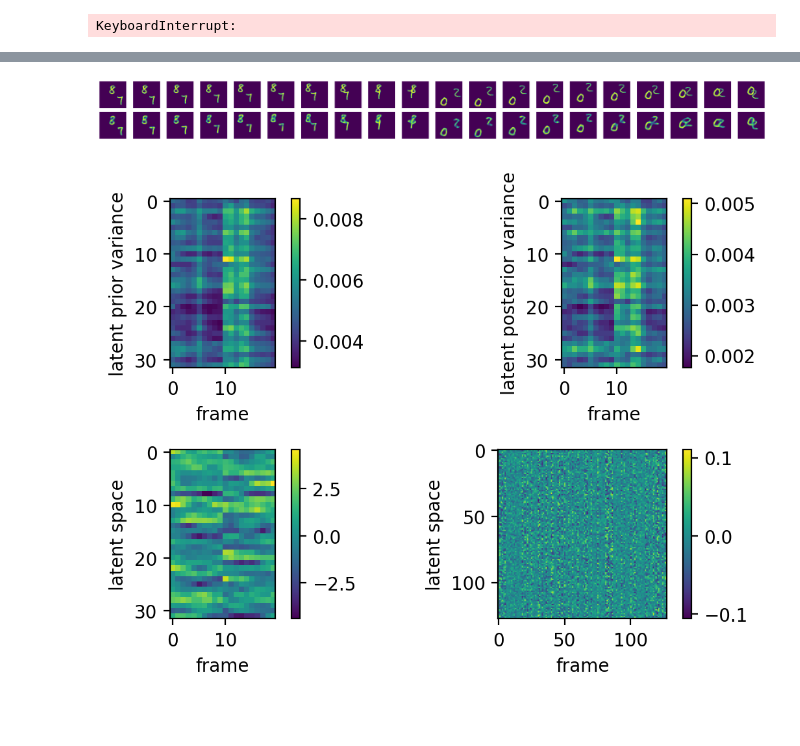
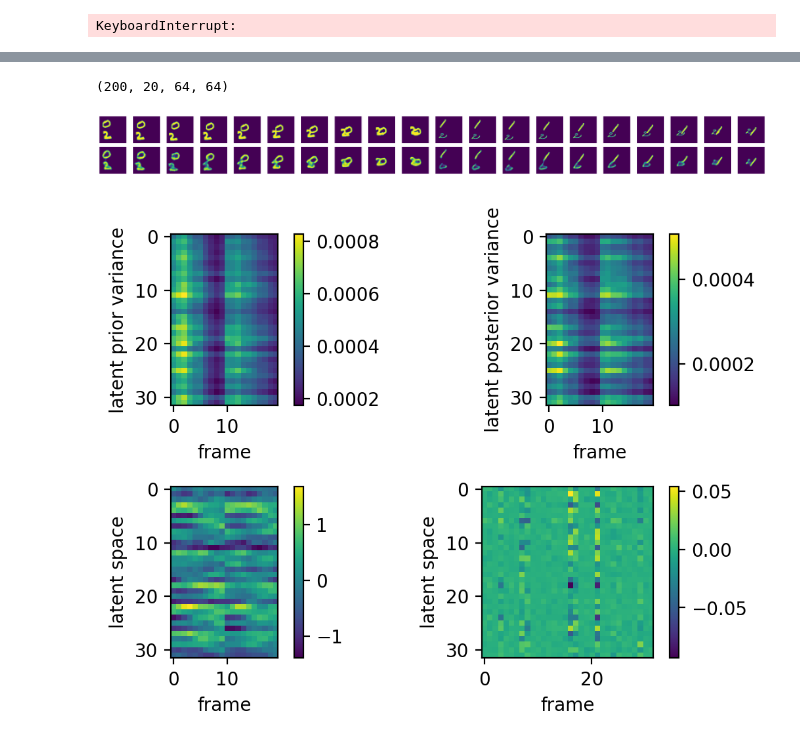
Before and after one commit to FelixHub/serotonin_model, a Jupyter notebook: dvae convolution.ipynb, the cells around one changed output, grey strips where cells are left out. Cells and saved outputs as stored; diff of their text form; code cells hidden in the pictures; blank space fills up the shorter version.

```diff
--- a/dvae convolution.ipynb
+++ b/dvae convolution.ipynb
@@ -194,7 +193,7 @@ def kl_dist(logvar1,mean1,logvar2,mean2):
     return -0.5 * torch.sum(logvar1 - logvar2 - torch.div((logvar1.exp() + (mean1 - mean2).pow(2)), logvar2.exp()+1e-10))
 # %%
 # parameters
-
+'''
 img_size= 64
 hidden_size = 256
 latent_size = 64
@@ -205,11 +204,11 @@ CNN_channels = 32
 '''
 # working model christmas
 img_size= 64
-hidden_size = 512
+hidden_size = 128
 latent_size = 32
-RNN_dim = 128
+RNN_dim = 32
 CNN_channels = 64
-'''
+
 
 vrnn = VRNN(img_size=img_size, hidden_size= hidden_size, latent_size= latent_size,
             RNN_dim=RNN_dim,CNN_channels=CNN_channels)
@@ -256,6 +255,6 @@ KeyboardInterrupt:
 # %%
-vrnn = VRNN(img_size=img_size, hidden_size= hidden_size, latent_size= latent_size,
-            RNN_dim=RNN_dim,CNN_channels=CNN_channels).to(device)
-vrnn.load_state_dict(torch.load('model/vrnn_moving_digits_christmas1.pt'))
-vrnn.eval()
+#vrnn = VRNN(img_size=img_size, hidden_size= hidden_size, latent_size= latent_size,
+ #           RNN_dim=RNN_dim,CNN_channels=CNN_channels).to(device)
+#vrnn.load_state_dict(torch.load('model/vrnn_moving_digits_christmas1.pt'))
+# vrnn.eval()
 # %% [output]
@@ -279,29 +262,36 @@ VRNN(
+# %%
+# import data from the moving mnist dataset
+data_test = np.load('data/moving_mnist_200_generated.npy')
+# normalize the data to be between 0 and 1 (better training performance for some reason)
+data_test = data_test / 255
+data_test.shape
+# %% [output]
+(200, 20, 64, 64)
 # %%
 # test the reconstruction
 import matplotlib.pyplot as plt; plt.rcParams['figure.dpi'] = 200
-
 
 def plot_video_comparison(video,reconstructed_video):
     fig,ax = plt.subplots(2,20,figsize=(20,2))
     for i in range(20):
         ax[0,i].imshow(video[i,:,:])
         ax[0,i].axis('off')
     for i in range(20):
         ax[1,i].imshow(reconstructed_video[i,:,:])
         ax[1,i].axis('off')
     fig.tight_layout()
 
-random_index = np.random.randint(1000)
-sample = data[random_index]
-sample = np.concatenate((data[random_index][:10],data[random_index+1][:10]))
+random_index = np.random.randint(199)
+sample = data_test[random_index]
+sample = np.concatenate((data_test[random_index][:10],data_test[random_index+1][:10]))
 sample_tensor = torch.reshape(torch.tensor(sample).float(),(20,1,64,64)).float().to(device)
 y, mean, logvar, mean_prior, logvar_prior, z = vrnn.forward(sample_tensor,generation_mode=False)
 reconstructed_sample = y.cpu().detach().numpy().reshape((20,64,64))
 
 
 plot_video_comparison(sample,reconstructed_sample)
 # %% [output]
-[figure, old version]
+[figure, new version]
 # %%
 var_posterior = np.exp(logvar.cpu().detach().numpy().reshape((20,latent_size)))
 var_prior = np.exp(logvar_prior.cpu().detach().numpy().reshape((20,latent_size)))
@@ -336,7 +326,7 @@ plt.ylabel('latent space')
 plt.tight_layout()
 plt.show()
 # %% [output]
-[figure, old version]
+[figure, new version]
 # %%
 var_posterior_list = []
 var_prior_list = []
```
Also changed, not shown: parts of 10 cells of this notebook, 7 other files.
